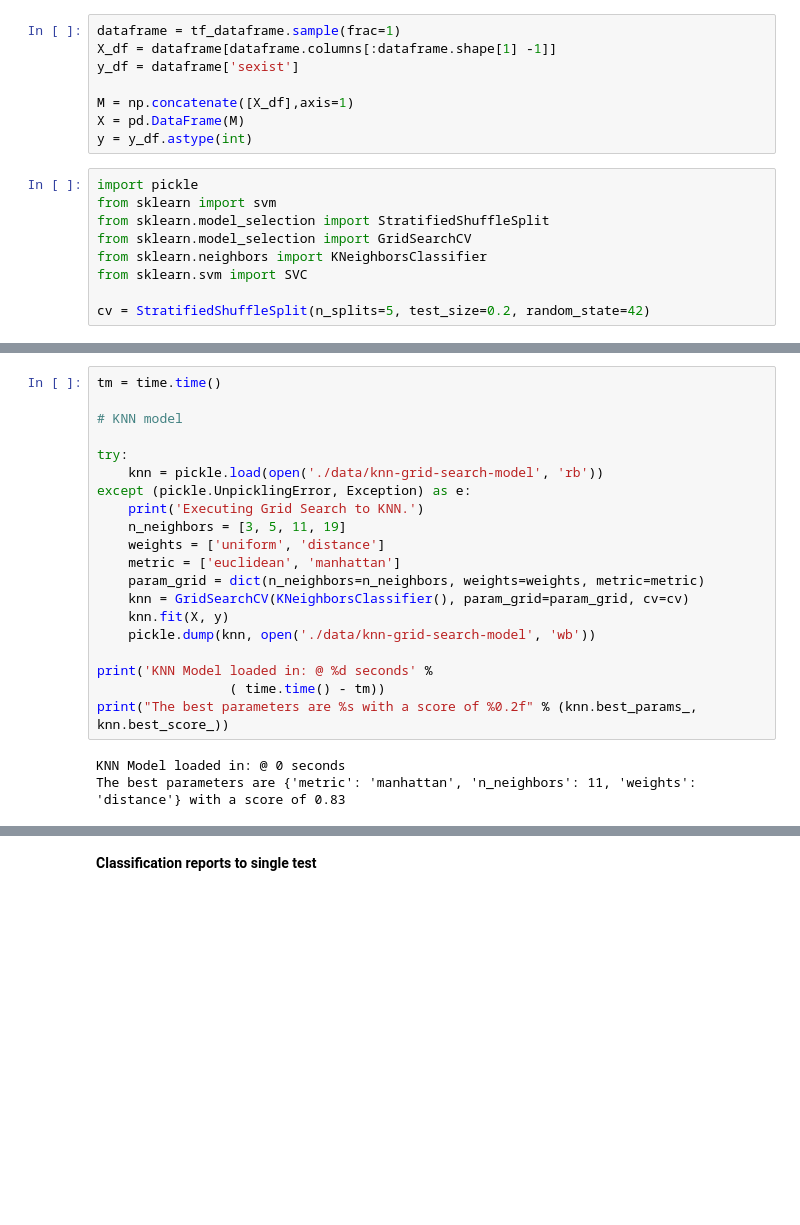
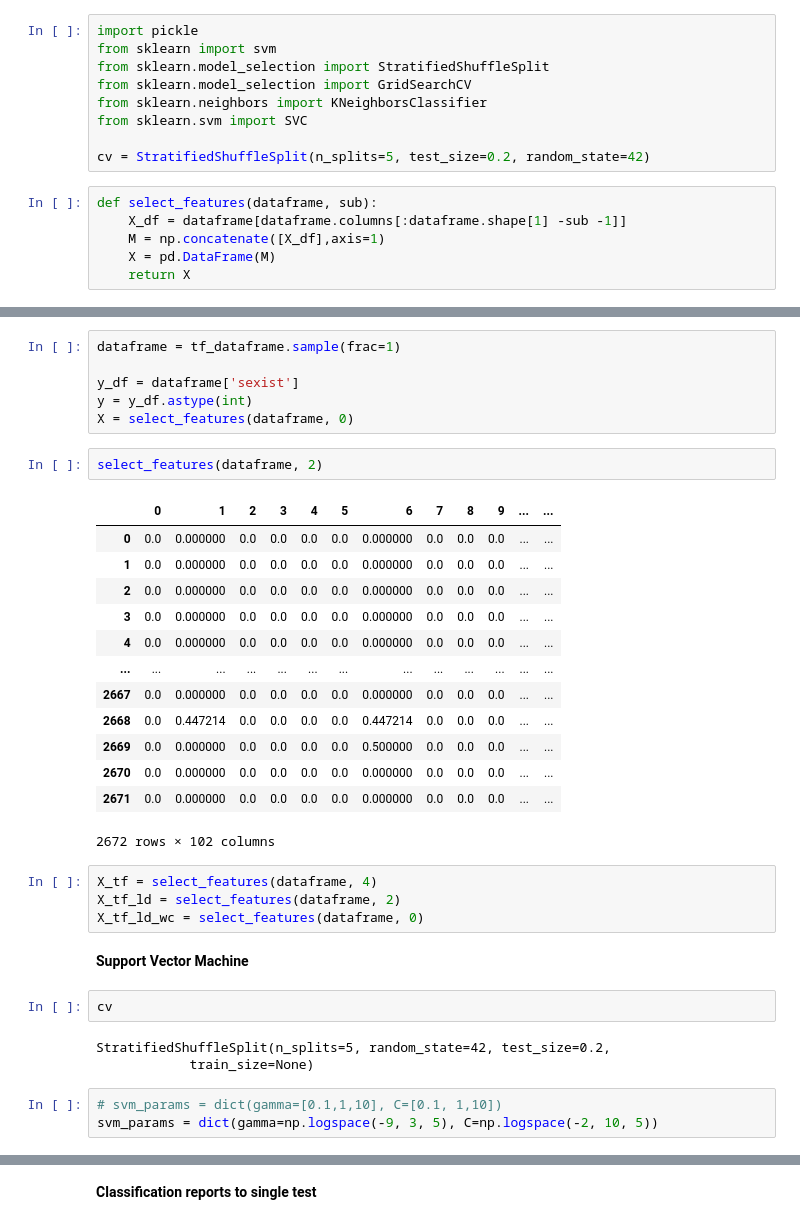
Before and after one commit to mlpbraga/sexism-data-analysis, a Jupyter notebook: data-analysis/data-analysis.ipynb, the cells around one changed output, grey strips where cells are left out. Cells and saved outputs as stored; diff of their text form; blank space fills up the shorter version.

```diff
--- a/data-analysis/data-analysis.ipynb
+++ b/data-analysis/data-analysis.ipynb
@@ -671,11 +761,3 @@ tf_dataframe.to_csv('data/tf_dataframe.csv', index=False)
-# %%
-dataframe = tf_dataframe.sample(frac=1)
-X_df = dataframe[dataframe.columns[:dataframe.shape[1] -1]]
-y_df = dataframe['sexist']
-
-M = np.concatenate([X_df],axis=1)
-X = pd.DataFrame(M)
-y = y_df.astype(int)
 # %%
 import pickle
 from sklearn import svm
@@ -685,4 +767,10 @@ from sklearn.neighbors import KNeighborsClassifier
 from sklearn.svm import SVC
 
 cv = StratifiedShuffleSplit(n_splits=5, test_size=0.2, random_state=42)
+# %%
+def select_features(dataframe, sub):
+    X_df = dataframe[dataframe.columns[:dataframe.shape[1] -sub -1]]
+    M = np.concatenate([X_df],axis=1)
+    X = pd.DataFrame(M)
+    return X
 # %%
@@ -710,23 +800,36 @@ The best parameters are {'C': 1.0, 'gamma': 1.0} with a score of 0.91
-# %%
-tm = time.time()
-
-# KNN model
-
-try:
-    knn = pickle.load(open('./data/knn-grid-search-model', 'rb'))
-except (pickle.UnpicklingError, Exception) as e:
-    print('Executing Grid Search to KNN.')
-    n_neighbors = [3, 5, 11, 19]
-    weights = ['uniform', 'distance']
-    metric = ['euclidean', 'manhattan']
-    param_grid = dict(n_neighbors=n_neighbors, weights=weights, metric=metric)
-    knn = GridSearchCV(KNeighborsClassifier(), param_grid=param_grid, cv=cv)
-    knn.fit(X, y)
-    pickle.dump(knn, open('./data/knn-grid-search-model', 'wb'))
-
-print('KNN Model loaded in: @ %d seconds' %
-                 ( time.time() - tm))
-print("The best parameters are %s with a score of %0.2f" % (knn.best_params_, knn.best_score_))
-# %% [output]
-KNN Model loaded in: @ 0 seconds
-The best parameters are {'metric': 'manhattan', 'n_neighbors': 11, 'weights': 'distance'} with a score of 0.83
+# %%
+dataframe = tf_dataframe.sample(frac=1)
+
+y_df = dataframe['sexist']
+y = y_df.astype(int)
+X = select_features(dataframe, 0)
+# %%
+select_features(dataframe, 2)
+# %% [output]
+|  | 0 | 1 | 2 | 3 | 4 | 5 | 6 | 7 | 8 | 9 | ... | ... |
+| 0 | 0.0 | 0.000000 | 0.0 | 0.0 | 0.0 | 0.0 | 0.000000 | 0.0 | 0.0 | 0.0 | ... | ... |
+| 1 | 0.0 | 0.000000 | 0.0 | 0.0 | 0.0 | 0.0 | 0.000000 | 0.0 | 0.0 | 0.0 | ... | ... |
+| 2 | 0.0 | 0.000000 | 0.0 | 0.0 | 0.0 | 0.0 | 0.000000 | 0.0 | 0.0 | 0.0 | ... | ... |
+| 3 | 0.0 | 0.000000 | 0.0 | 0.0 | 0.0 | 0.0 | 0.000000 | 0.0 | 0.0 | 0.0 | ... | ... |
+| 4 | 0.0 | 0.000000 | 0.0 | 0.0 | 0.0 | 0.0 | 0.000000 | 0.0 | 0.0 | 0.0 | ... | ... |
+| ... | ... | ... | ... | ... | ... | ... | ... | ... | ... | ... | ... | ... |
+| 2667 | 0.0 | 0.000000 | 0.0 | 0.0 | 0.0 | 0.0 | 0.000000 | 0.0 | 0.0 | 0.0 | ... | ... |
+| 2668 | 0.0 | 0.447214 | 0.0 | 0.0 | 0.0 | 0.0 | 0.447214 | 0.0 | 0.0 | 0.0 | ... | ... |
+| 2669 | 0.0 | 0.000000 | 0.0 | 0.0 | 0.0 | 0.0 | 0.500000 | 0.0 | 0.0 | 0.0 | ... | ... |
+| 2670 | 0.0 | 0.000000 | 0.0 | 0.0 | 0.0 | 0.0 | 0.000000 | 0.0 | 0.0 | 0.0 | ... | ... |
+| 2671 | 0.0 | 0.000000 | 0.0 | 0.0 | 0.0 | 0.0 | 0.000000 | 0.0 | 0.0 | 0.0 | ... | ... |
+2672 rows × 102 columns
+# %%
+X_tf = select_features(dataframe, 4)
+X_tf_ld = select_features(dataframe, 2)
+X_tf_ld_wc = select_features(dataframe, 0)
+# %% [markdown]
+**Support Vector Machine**
+# %%
+cv
+# %% [output]
+StratifiedShuffleSplit(n_splits=5, random_state=42, test_size=0.2,
+            train_size=None)
+# %%
+# svm_params = dict(gamma=[0.1,1,10], C=[0.1, 1,10])
+svm_params = dict(gamma=np.logspace(-9, 3, 5), C=np.logspace(-2, 10, 5))
```
Also changed, not shown: parts of 31 cells of this notebook, 20 other files.
